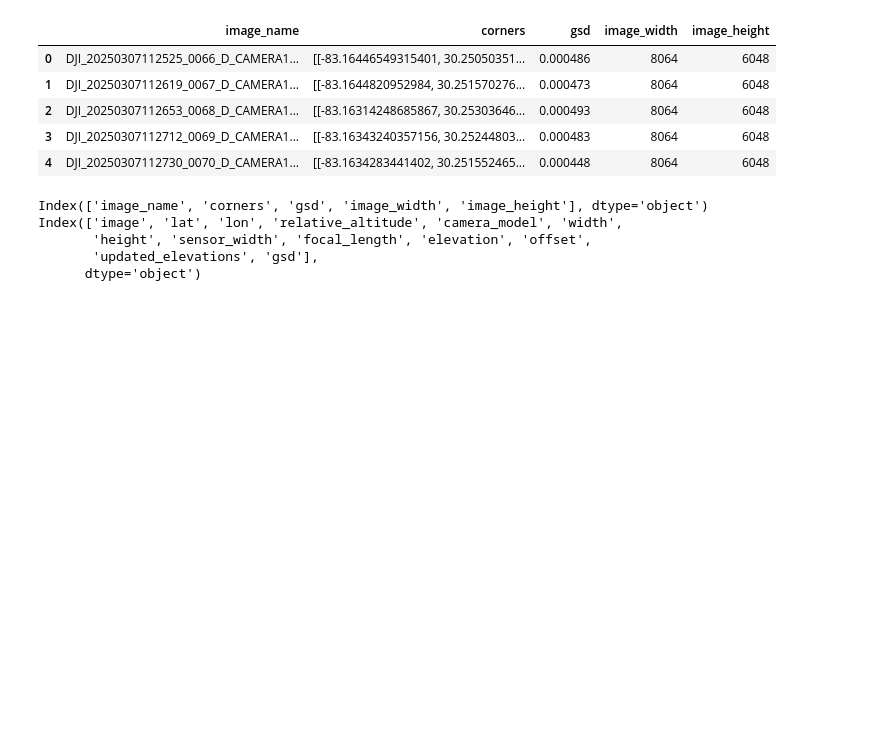
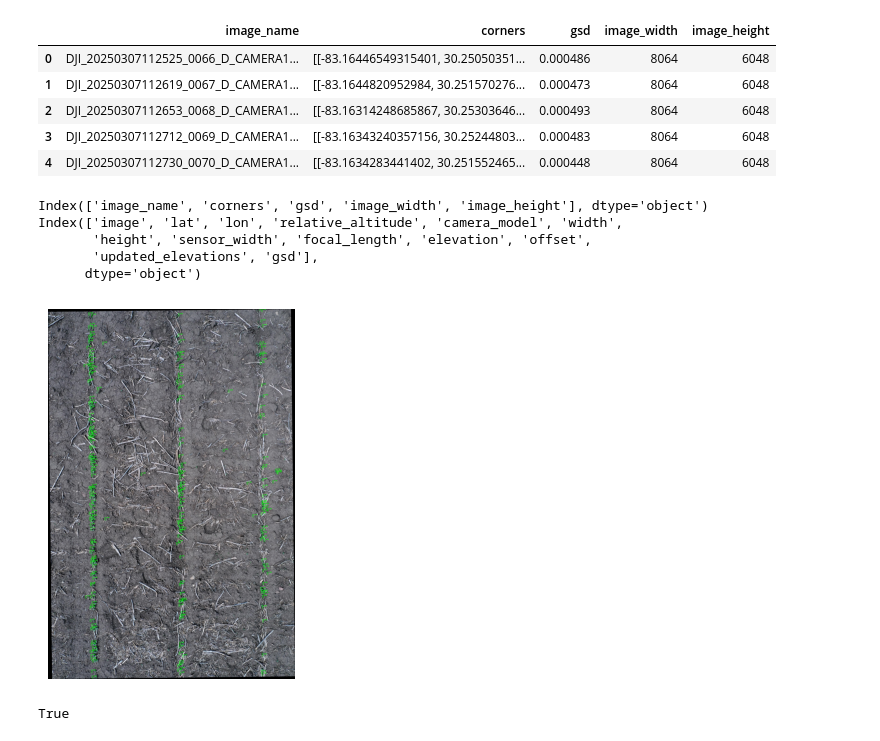
Before and after one commit to ronit450/Post-Processing, a Jupyter notebook: temp.ipynb, the cells around one changed output. Saved outputs shown, nothing was run; the diff lists cells and outputs as text; code cells hidden in the pictures; blank space fills up the shorter version.

```diff
--- a/temp.ipynb
+++ b/temp.ipynb
@@ -150,3 +150,42 @@ Index(['image', 'lat', 'lon', 'relative_altitude', 'camera_model', 'width',
        'height', 'sensor_width', 'focal_length', 'elevation', 'offset',
        'updated_elevations', 'gsd'],
       dtype='object')
+# %%
+import json
+import cv2
+import matplotlib.pyplot as plt
+
+# Load image
+image_path = r"C:\Users\User\Downloads\aiman-task\set_2_23_aligned_xmp.tif"  # replace with your image path
+json_path = r"C:\Users\User\Downloads\aiman-task\jsons\set_2_23.json"   # replace with your JSON path
+
+image = cv2.imread(image_path)
+
+# Load JSON data
+with open(json_path, 'r') as f:
+    data = json.load(f)
+
+# Draw bounding boxes
+for det in data['detections']:
+    box = det['box']
+    x1, y1 = int(box['x1']), int(box['y1'])
+    x2, y2 = int(box['x2']), int(box['y2'])
+
+    # Draw rectangle
+    cv2.rectangle(image, (x1, y1), (x2, y2), (0, 255, 0), 2)
+
+    # Optionally, put label
+    label = f"{det['name']} {det['confidence']:.2f}"
+    cv2.putText(image, label, (x1, y1 - 10),
+                cv2.FONT_HERSHEY_SIMPLEX, 0.6, (0, 255, 0), 2)
+
+# Show result
+plt.imshow(cv2.cvtColor(image, cv2.COLOR_BGR2RGB))
+plt.axis('off')
+plt.show()
+
+# Save output
+cv2.imwrite('output_image.jpg', image)
+# %% [output]
+[figure, added]
+True
```
Also changed, not shown: parts of 1 cell of this notebook, 8 other files.
